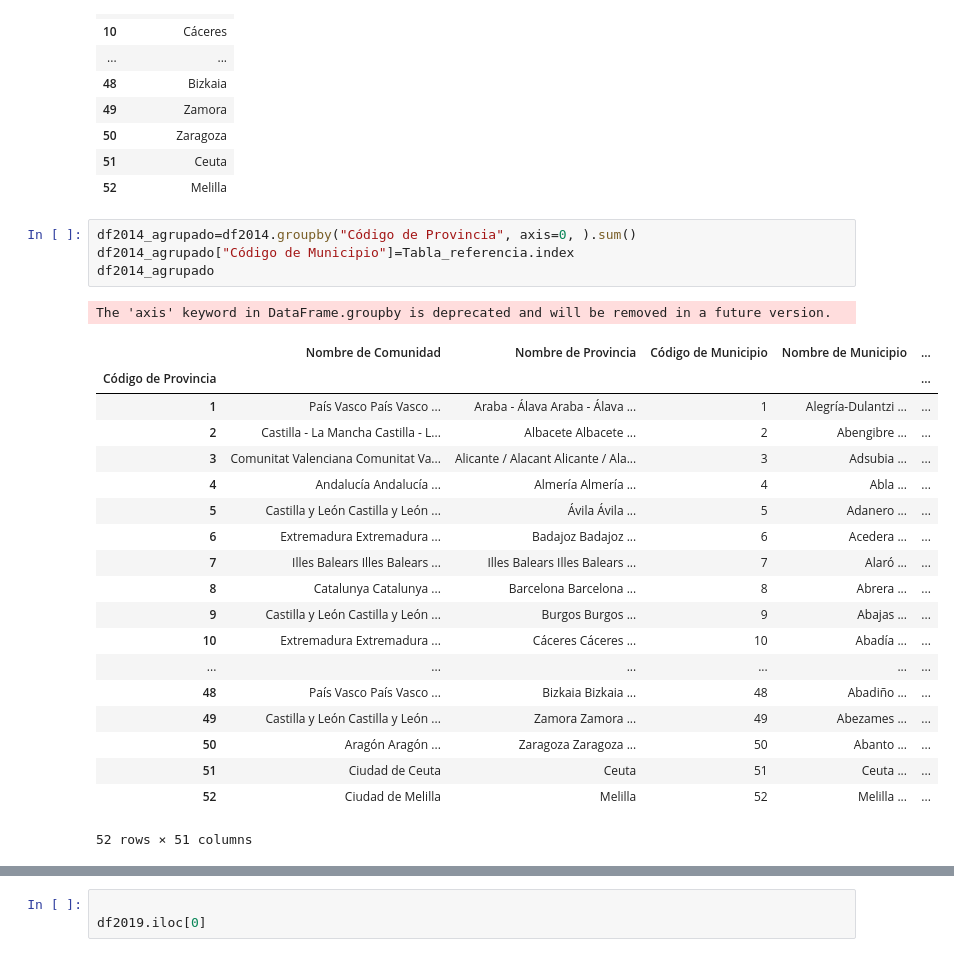
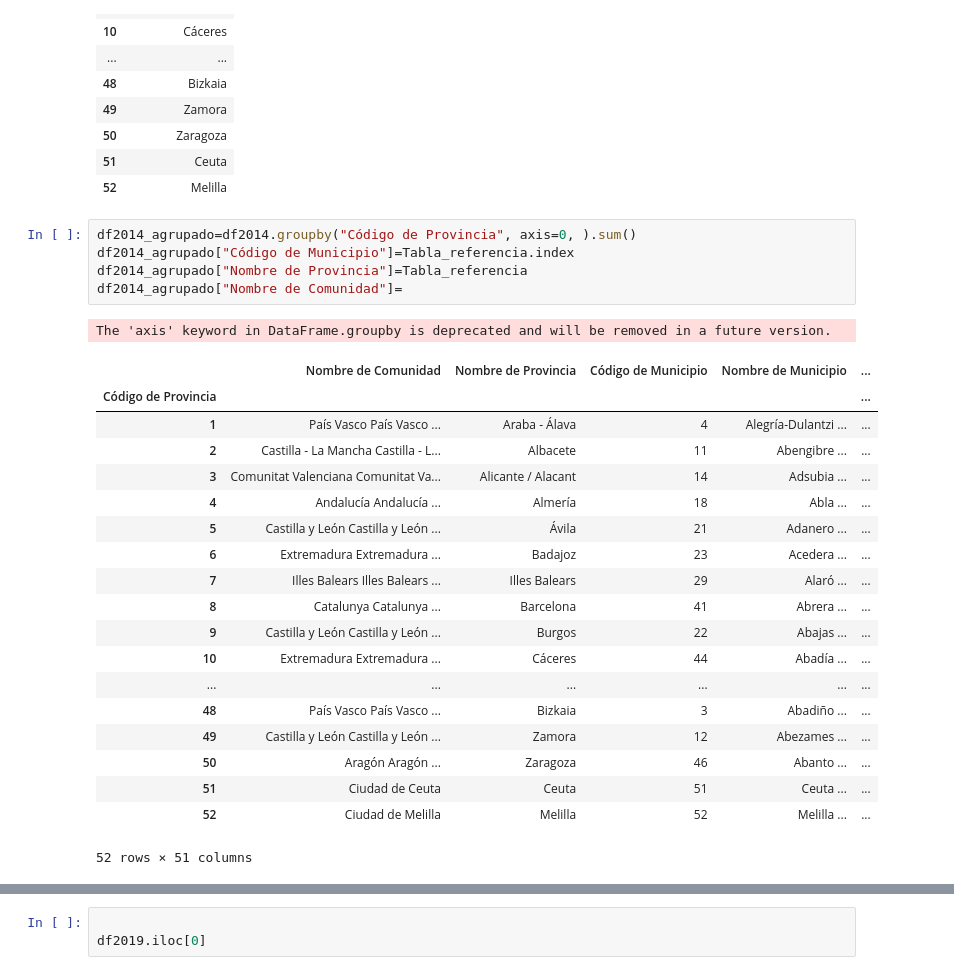
Before and after one commit to UnaiFam/PROYECTO-EUROPA, a Jupyter notebook: pruebas de csv a nacional.ipynb, the cells around one changed output, grey strips where cells are left out. Cells and saved outputs as stored; diff of their text form.

```diff
--- a/pruebas de csv a nacional.ipynb
+++ b/pruebas de csv a nacional.ipynb
@@ -271,25 +268,26 @@ Tabla_referencia
 # %%
 df2014_agrupado=df2014.groupby("Código de Provincia", axis=0, ).sum()
 df2014_agrupado["Código de Municipio"]=Tabla_referencia.index
-df2014_agrupado
+df2014_agrupado["Nombre de Provincia"]=Tabla_referencia
+df2014_agrupado["Nombre de Comunidad"]=
 # %% [output]
 The 'axis' keyword in DataFrame.groupby is deprecated and will be removed in a future version.
 |  | Nombre de Comunidad | Nombre de Provincia | Código de Municipio | Nombre de Municipio | ... |
 | Código de Provincia |  |  |  |  | ... |
-| 1 | País Vasco País Vasco ... | Araba - Álava Araba - Álava ... | 1 | Alegría-Dulantzi ... | ... |
-| 2 | Castilla - La Mancha Castilla - L... | Albacete Albacete ... | 2 | Abengibre ... | ... |
-| 3 | Comunitat Valenciana Comunitat Va... | Alicante / Alacant Alicante / Ala... | 3 | Adsubia ... | ... |
-| 4 | Andalucía Andalucía ... | Almería Almería ... | 4 | Abla ... | ... |
-| 5 | Castilla y León Castilla y León ... | Ávila Ávila ... | 5 | Adanero ... | ... |
-| 6 | Extremadura Extremadura ... | Badajoz Badajoz ... | 6 | Acedera ... | ... |
-| 7 | Illes Balears Illes Balears ... | Illes Balears Illes Balears ... | 7 | Alaró ... | ... |
-| 8 | Catalunya Catalunya ... | Barcelona Barcelona ... | 8 | Abrera ... | ... |
-| 9 | Castilla y León Castilla y León ... | Burgos Burgos ... | 9 | Abajas ... | ... |
-| 10 | Extremadura Extremadura ... | Cáceres Cáceres ... | 10 | Abadía ... | ... |
+| 1 | País Vasco País Vasco ... | Araba - Álava | 4 | Alegría-Dulantzi ... | ... |
+| 2 | Castilla - La Mancha Castilla - L... | Albacete | 11 | Abengibre ... | ... |
+| 3 | Comunitat Valenciana Comunitat Va... | Alicante / Alacant | 14 | Adsubia ... | ... |
+| 4 | Andalucía Andalucía ... | Almería | 18 | Abla ... | ... |
+| 5 | Castilla y León Castilla y León ... | Ávila | 21 | Adanero ... | ... |
+| 6 | Extremadura Extremadura ... | Badajoz | 23 | Acedera ... | ... |
+| 7 | Illes Balears Illes Balears ... | Illes Balears | 29 | Alaró ... | ... |
+| 8 | Catalunya Catalunya ... | Barcelona | 41 | Abrera ... | ... |
+| 9 | Castilla y León Castilla y León ... | Burgos | 22 | Abajas ... | ... |
+| 10 | Extremadura Extremadura ... | Cáceres | 44 | Abadía ... | ... |
 | ... | ... | ... | ... | ... | ... |
-| 48 | País Vasco País Vasco ... | Bizkaia Bizkaia ... | 48 | Abadiño ... | ... |
-| 49 | Castilla y León Castilla y León ... | Zamora Zamora ... | 49 | Abezames ... | ... |
-| 50 | Aragón Aragón ... | Zaragoza Zaragoza ... | 50 | Abanto ... | ... |
+| 48 | País Vasco País Vasco ... | Bizkaia | 3 | Abadiño ... | ... |
+| 49 | Castilla y León Castilla y León ... | Zamora | 12 | Abezames ... | ... |
+| 50 | Aragón Aragón ... | Zaragoza | 46 | Abanto ... | ... |
 | 51 | Ciudad de Ceuta | Ceuta | 51 | Ceuta ... | ... |
 | 52 | Ciudad de Melilla | Melilla | 52 | Melilla ... | ... |
 52 rows × 51 columns
```
Also changed, not shown: parts of 4 cells of this notebook.
